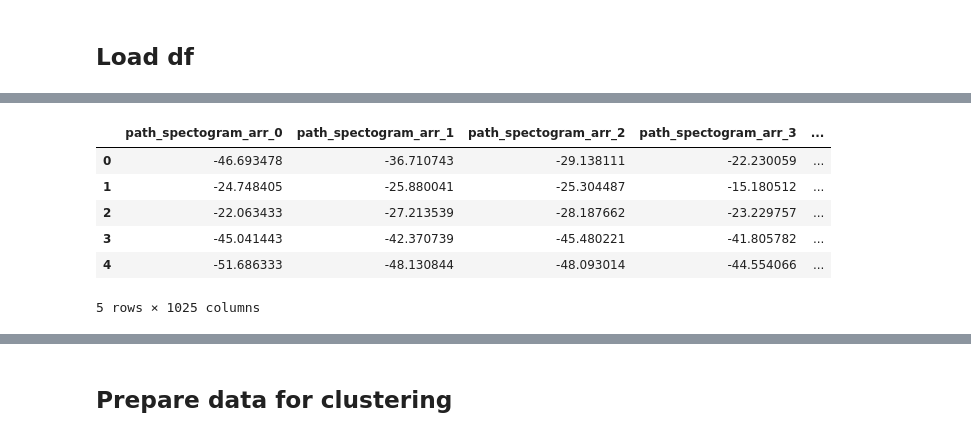
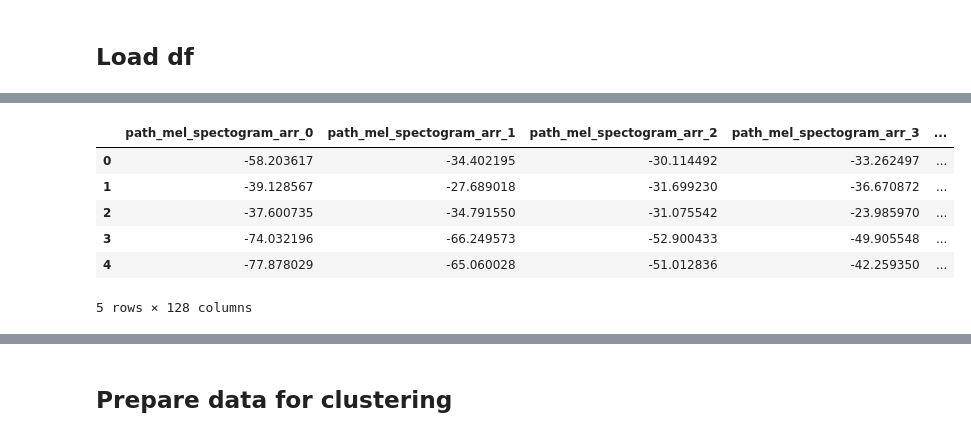
Before and after one commit to C7A7A/audio_clustering_autoencoder, a Jupyter notebook: notebooks/cluster_music.ipynb, the cells around one changed output, grey strips where cells are left out. Cells and saved outputs as stored; diff of their text form; code cells hidden in the pictures.

```diff
--- a/notebooks/cluster_music.ipynb
+++ b/notebooks/cluster_music.ipynb
@@ -115,16 +115,16 @@ def get_mean_by_column_df(column_name):
     return mean_df
 # %%
 # mean_df = get_mean_df()
-spectogram_mean_column_df = get_mean_by_column_df('path_spectogram_arr')
-spectogram_mean_column_df.head()
+long_mean_df = get_mean_by_column_df('path_mel_spectogram_arr')
+long_mean_df.head()
 # %% [output]
-|  | path_spectogram_arr_0 | path_spectogram_arr_1 | path_spectogram_arr_2 | path_spectogram_arr_3 | ... |
-| 0 | -46.693478 | -36.710743 | -29.138111 | -22.230059 | ... |
-| 1 | -24.748405 | -25.880041 | -25.304487 | -15.180512 | ... |
-| 2 | -22.063433 | -27.213539 | -28.187662 | -23.229757 | ... |
-| 3 | -45.041443 | -42.370739 | -45.480221 | -41.805782 | ... |
-| 4 | -51.686333 | -48.130844 | -48.093014 | -44.554066 | ... |
+|  | path_mel_spectogram_arr_0 | path_mel_spectogram_arr_1 | path_mel_spectogram_arr_2 | path_mel_spectogram_arr_3 | ... |
+| 0 | -58.203617 | -34.402195 | -30.114492 | -33.262497 | ... |
+| 1 | -39.128567 | -27.689018 | -31.699230 | -36.670872 | ... |
+| 2 | -37.600735 | -34.791550 | -31.075542 | -23.985970 | ... |
+| 3 | -74.032196 | -66.249573 | -52.900433 | -49.905548 | ... |
+| 4 | -77.878029 | -65.060028 | -51.012836 | -42.259350 | ... |
-5 rows × 1025 columns
+5 rows × 128 columns
 # %%
 def show_df_summary(df):
     # Info
```
Also changed, not shown: parts of 19 cells of this notebook.
